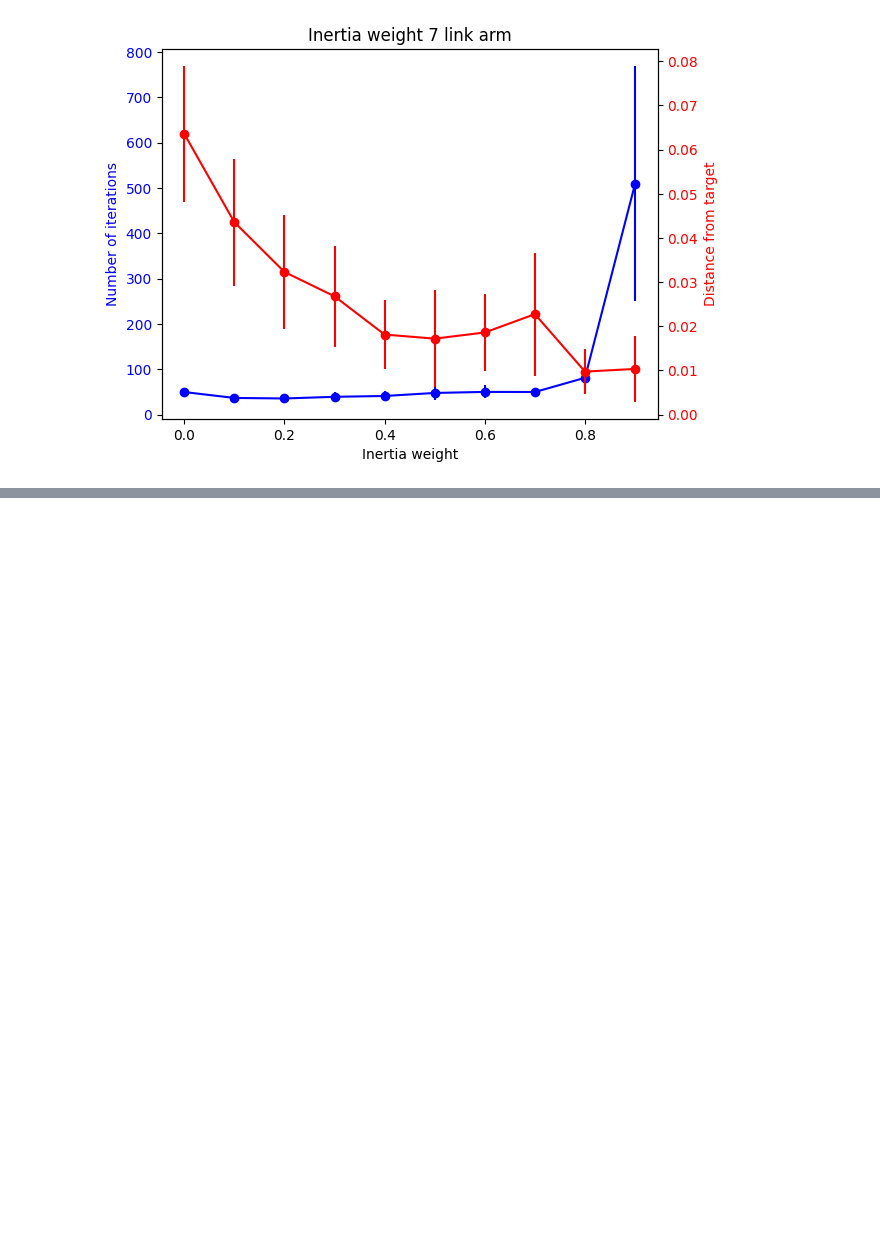
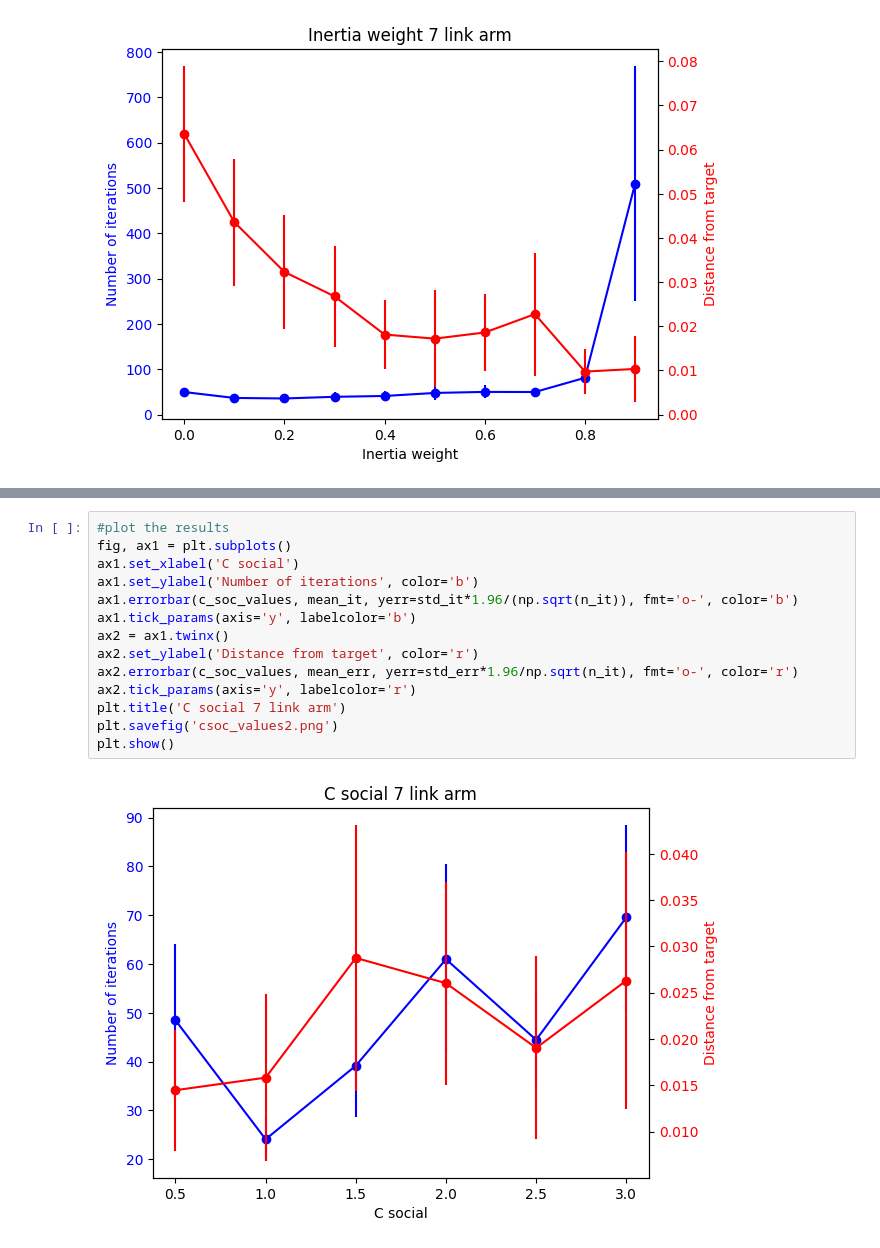
Before and after one commit to 3sara/Optimization_exam, a Jupyter notebook: plots.ipynb, the cells around one changed output, grey strips where cells are left out. Drawn from its saved outputs; the diff is of its cells as text; blank space fills up the shorter version.

```diff
--- a/plots.ipynb
+++ b/plots.ipynb
@@ -490,0 +571,16 @@ for i,cog in enumerate(c_cog):
+# %%
+#plot the results
+fig, ax1 = plt.subplots()
+ax1.set_xlabel('C social')
+ax1.set_ylabel('Number of iterations', color='b')
+ax1.errorbar(c_soc_values, mean_it, yerr=std_it*1.96/(np.sqrt(n_it)), fmt='o-', color='b')
+ax1.tick_params(axis='y', labelcolor='b')
+ax2 = ax1.twinx()
+ax2.set_ylabel('Distance from target', color='r')
+ax2.errorbar(c_soc_values, mean_err, yerr=std_err*1.96/np.sqrt(n_it), fmt='o-', color='r')
+ax2.tick_params(axis='y', labelcolor='r')
+plt.title('C social 7 link arm')
+plt.savefig('csoc_values2.png')
+plt.show()
+# %% [output]
+[figure, added]
```
Also changed, not shown: parts of 6 cells of this notebook, 2 other files.
